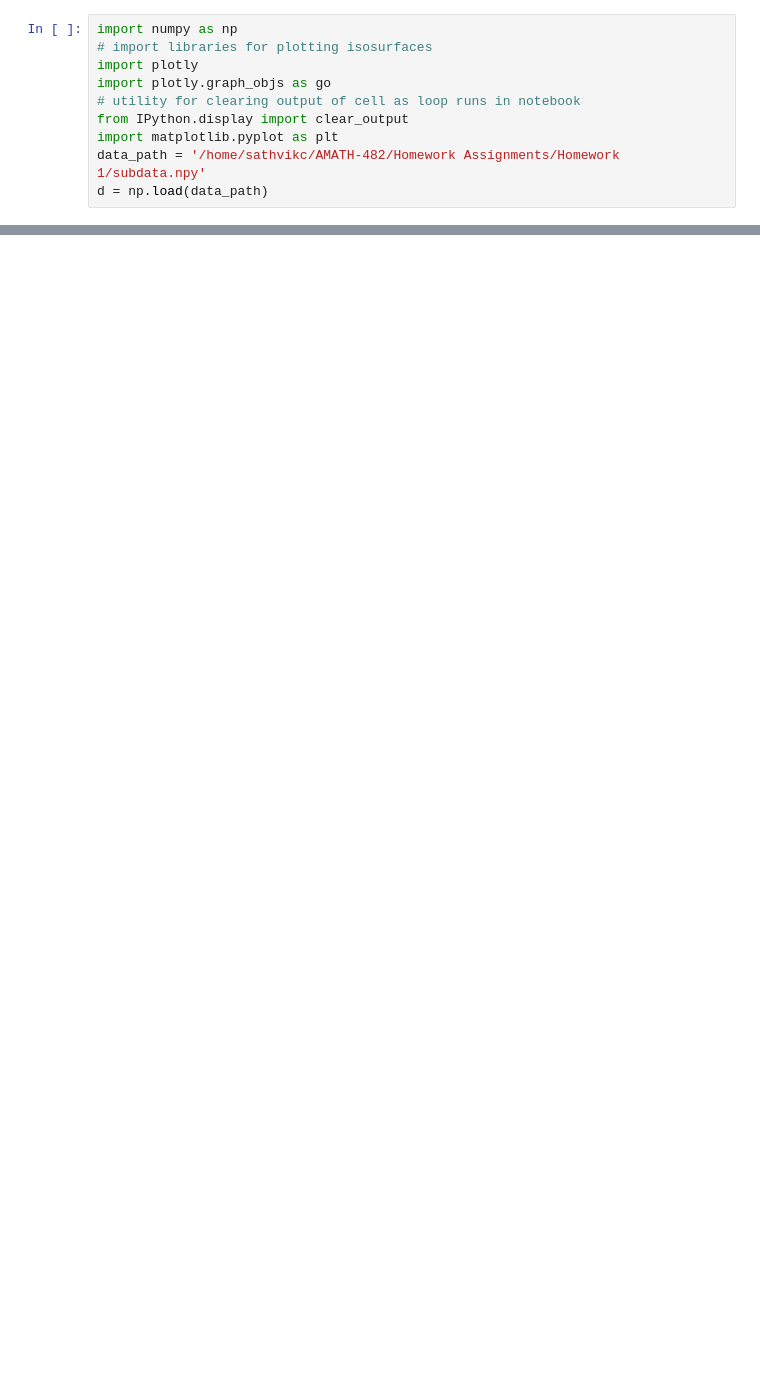
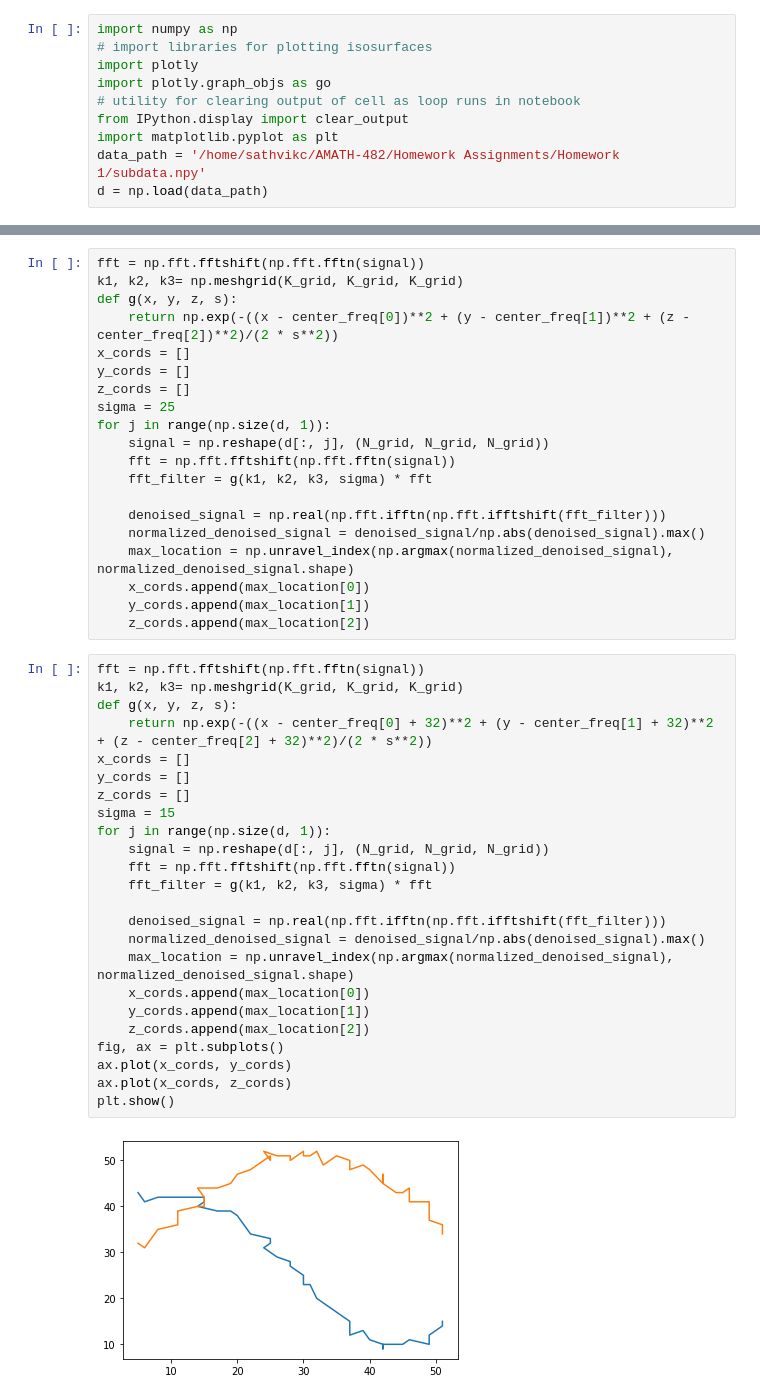
Before and after one commit to NSC508/AMATH-482, a Jupyter notebook: Homework Assignments/Homework 1/HW1.ipynb, the cells around one changed output, grey strips where cells are left out. Cells and saved outputs as stored; diff of their text form; blank space fills up the shorter version.

```diff
--- a/Homework Assignments/Homework 1/HW1.ipynb
+++ b/Homework Assignments/Homework 1/HW1.ipynb
@@ -67 +34,47 @@ for i in range(64):
+# %%
+fft = np.fft.fftshift(np.fft.fftn(signal))
+k1, k2, k3= np.meshgrid(K_grid, K_grid, K_grid)
+def g(x, y, z, s):
+    return np.exp(-((x - center_freq[0])**2 + (y - center_freq[1])**2 + (z - center_freq[2])**2)/(2 * s**2))
+x_cords = []
+y_cords = []
+z_cords = []
+sigma = 25
+for j in range(np.size(d, 1)):
+    signal = np.reshape(d[:, j], (N_grid, N_grid, N_grid))
+    fft = np.fft.fftshift(np.fft.fftn(signal))
+    fft_filter = g(k1, k2, k3, sigma) * fft
+
+    denoised_signal = np.real(np.fft.ifftn(np.fft.ifftshift(fft_filter)))
+    normalized_denoised_signal = denoised_signal/np.abs(denoised_signal).max()
+    max_location = np.unravel_index(np.argmax(normalized_denoised_signal), normalized_denoised_signal.shape)
+    x_cords.append(max_location[0])
+    y_cords.append(max_location[1])
+    z_cords.append(max_location[2])
+# %%
+fft = np.fft.fftshift(np.fft.fftn(signal))
+k1, k2, k3= np.meshgrid(K_grid, K_grid, K_grid)
+def g(x, y, z, s):
+    return np.exp(-((x - center_freq[0] + 32)**2 + (y - center_freq[1] + 32)**2 + (z - center_freq[2] + 32)**2)/(2 * s**2))
+x_cords = []
+y_cords = []
+z_cords = []
+sigma = 15
+for j in range(np.size(d, 1)):
+    signal = np.reshape(d[:, j], (N_grid, N_grid, N_grid))
+    fft = np.fft.fftshift(np.fft.fftn(signal))
+    fft_filter = g(k1, k2, k3, sigma) * fft
+
+    denoised_signal = np.real(np.fft.ifftn(np.fft.ifftshift(fft_filter)))
+    normalized_denoised_signal = denoised_signal/np.abs(denoised_signal).max()
+    max_location = np.unravel_index(np.argmax(normalized_denoised_signal), normalized_denoised_signal.shape)
+    x_cords.append(max_location[0])
+    y_cords.append(max_location[1])
+    z_cords.append(max_location[2])
+fig, ax = plt.subplots()
+ax.plot(x_cords, y_cords)
+ax.plot(x_cords, z_cords)
+plt.show()
+# %% [output]
+[figure, added]
 # %% [markdown]
```
Also changed, not shown: parts of 4 cells of this notebook, 6 other files.
